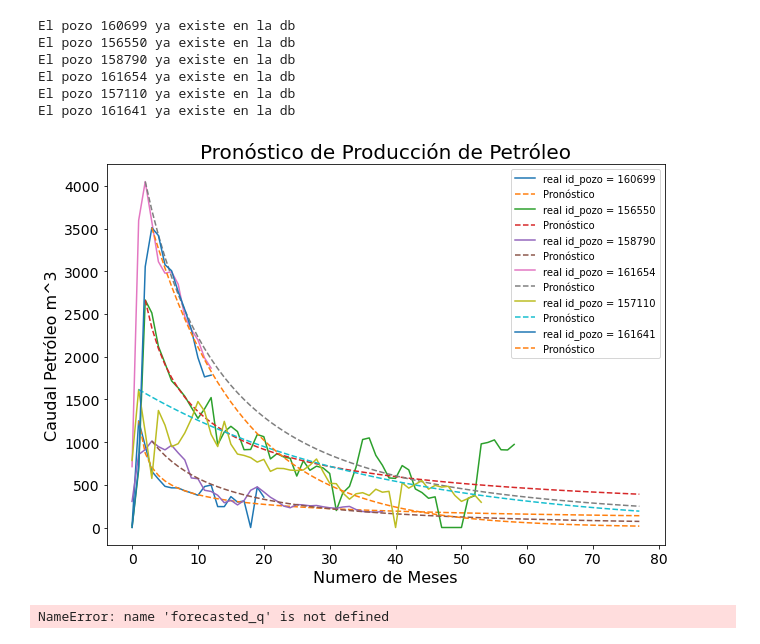
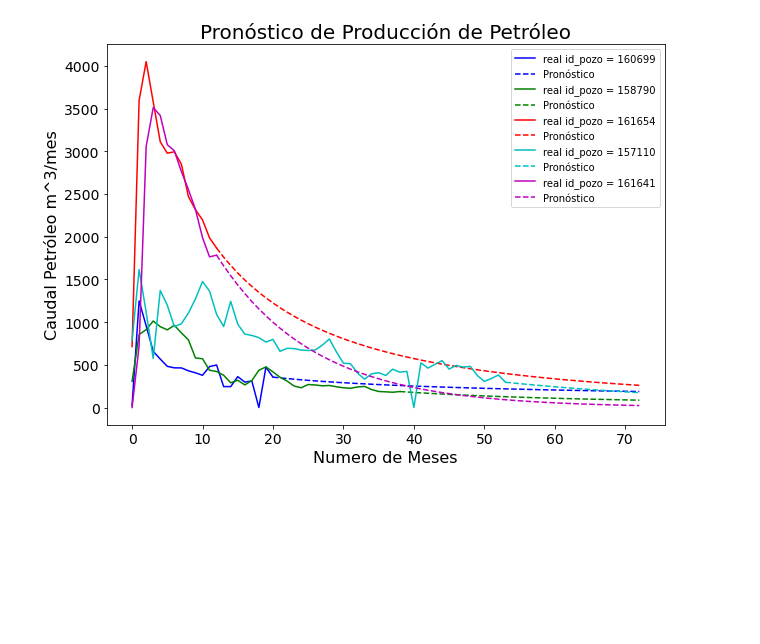
Before and after one commit to astach-DS/DCA, a Jupyter notebook: DCA.ipynb, the cells around one changed output. Cells and saved outputs as stored; diff of their text form; code cells hidden in the pictures; blank space fills up the shorter version.

Commit message:
Added Np forecast

```diff
--- a/DCA.ipynb
+++ b/DCA.ipynb
@@ -64,7 +64,8 @@ except:
     pass
 # %%
 # Search for maximum amount of months
-ids_pozos = [160699,156550,158790,161654,157110,161641]
+#ids_pozos = [160699,156550,158790,161654,157110,161641]
+ids_pozos= [160699,158790,161654,157110,161641]
 mas_largo =[]
 for id_pozo in ids_pozos:
     produccion_pozo = df[df['idpozo']==id_pozo]['qo_ef_mes']
@@ -74,7 +75,7 @@ mas_largo=max(mas_largo)
 # %%
 # Forecast
 
-for id_pozo in ids_pozos:
+for n,id_pozo in enumerate(ids_pozos):
     # Production rate Series of the well id_pozo
     produccion_pozo = df[df['idpozo']==id_pozo]['qo_ef_mes']
 
@@ -106,41 +107,45 @@ for id_pozo in ids_pozos:
     # Slices meses_pronostico so it starts from when qi = max production rate happened
     meses_pronostico = meses_pronostico[index_mes_inicial:]
 
     # Slices qo_prono so it matchs meses_pronostico lenght
     qo_prono = qo_prono[:-index_mes_inicial]
 
+    # Fix qo_prono so it matches last real qo
+    last_qo = produccion_pozo[-1]
+    last_qo_forecasted = qo_prono[numero_meses[-1]]
+    qo_prono_fix = np.array(qo_prono)*(last_qo / last_qo_forecasted)
+
+
+
     # Plot the Forecast
+    colors = ['b','g','r','c','m','k','y']
     x=np.arange(len(produccion_pozo.index))
     y=produccion_pozo.values
-    plt.plot(x,y,label=f'real id_pozo = {id_pozo}')
-    plt.plot(meses_pronostico,qo_prono,linestyle='--',label='Pronóstico')
+    plt.plot(x,y,label=f'real id_pozo = {id_pozo}',color=colors[n])
+    plt.plot(meses_pronostico[numero_meses[-1]:],qo_prono_fix[numero_meses[-1]:],linestyle='--',label='Pronóstico',color=colors[n])
+    #plt.plot(meses_pronostico,qo_prono,linestyle='--',label='Pronóstico')
     plt.xlabel('Numero de Meses')
-    plt.ylabel('Caudal Petróleo m^3')
+    plt.ylabel('Caudal Petróleo m^3/mes')
     plt.title(f'Pronóstico de Producción de Petróleo')
     plt.legend()
 
     # Writting forecast into data base
     meses_pronostico = list(map(int,meses_pronostico))
     qo_prono = list(map(float,qo_prono))
     id_pozo = list(map(int,[id_pozo]*len(qo_prono)))
     Pronos_DCA = list(zip(id_pozo,meses_pronostico,qo_prono))
 
 
 
     # Insert the data into de table
     query = f'SELECT id_pozo FROM prono_andres WHERE id_pozo = {id_pozo[0]}'
     cursor.execute(query)
     if not cursor.fetchall():
         cursor.executemany("""insert into prono_andres (id_pozo , numero_meses, qo_pronostico) values(?,?,?)""", Pronos_DCA)
         cursor.commit()
         print(f'El pronóstico del pozo {id_pozo[0]} se ha insertado correctamente')
     else:
-        print(f'El pozo {id_pozo[0]} ya existe en la db')
+        #print(f'El pozo {id_pozo[0]} ya existe en la db')
+        pass
 # %% [output]
-El pozo 160699 ya existe en la db
-El pozo 156550 ya existe en la db
-El pozo 158790 ya existe en la db
-El pozo 161654 ya existe en la db
-El pozo 157110 ya existe en la db
-El pozo 161641 ya existe en la db
-[figure, old version]
+[figure, new version]
@@ -149,4 +151,0 @@ El pozo 161641 ya existe en la db
-# %%
-last_q = produccion_pozo[-1]
-# %% [output]
-NameError: name 'forecasted_q' is not defined
```
Also changed, not shown: parts of 2 cells of this notebook.
